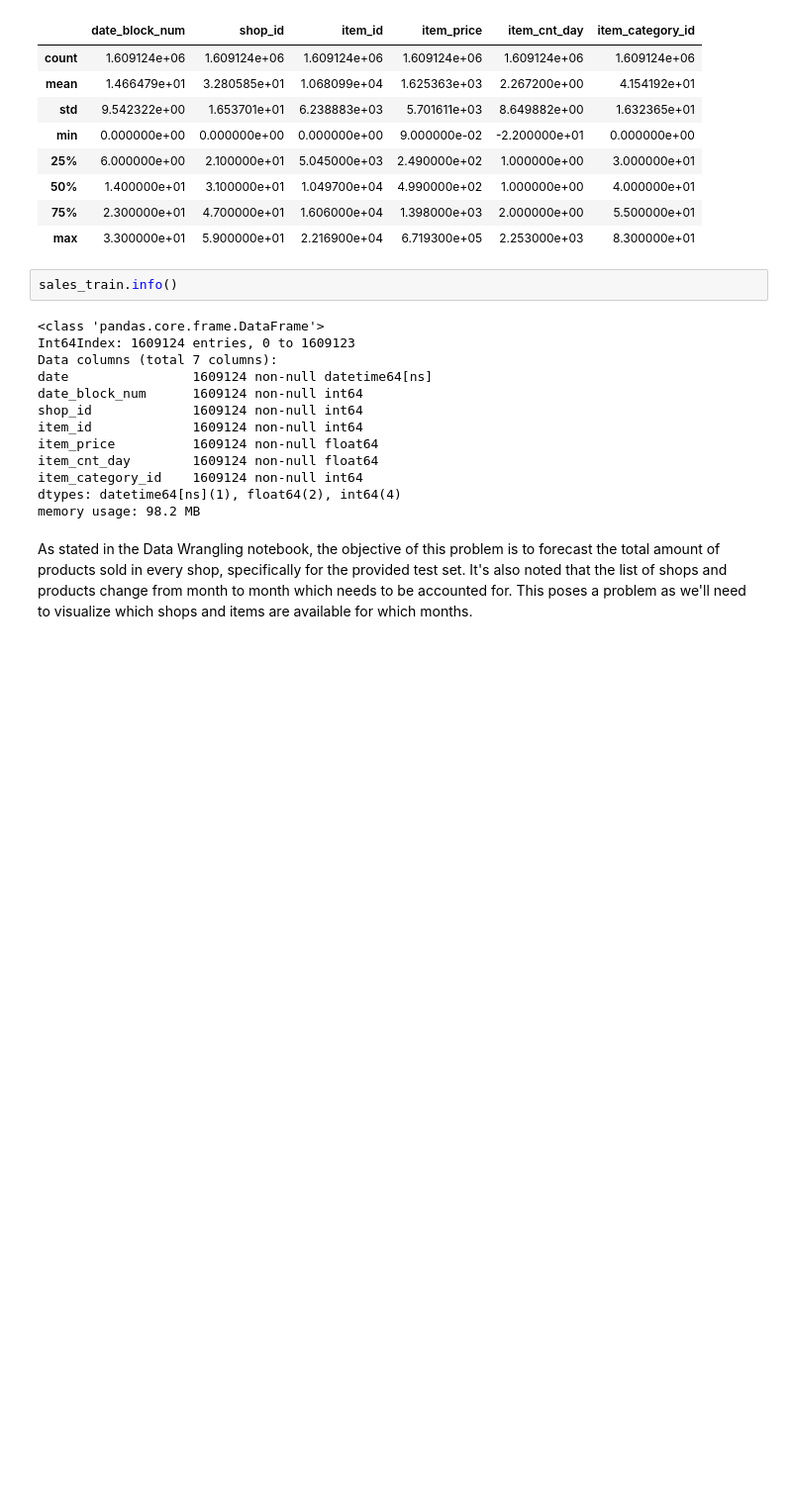
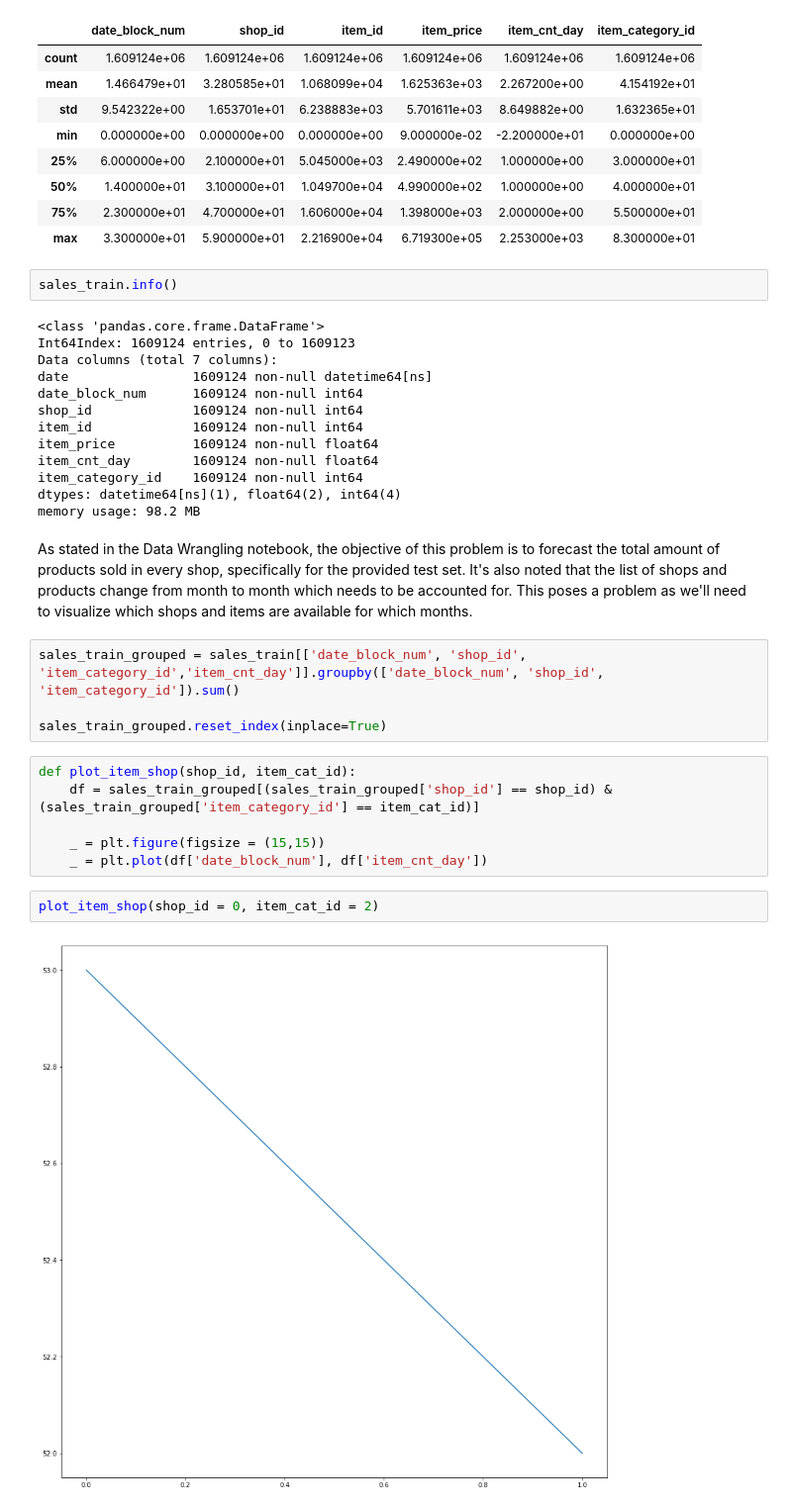
Before and after one commit to curtishiga/Predict_Fututre_Sales, a Jupyter notebook: EDA/EDA.ipynb, the cells around one changed output. Shown at 99% size. Drawn from its saved outputs; the diff is of its cells as text; blank space fills up the shorter version.

Commit message:
Begins EDA on sales

```diff
--- a/EDA/EDA.ipynb
+++ b/EDA/EDA.ipynb
@@ -46,3 +46,17 @@ dtypes: datetime64[ns](1), float64(2), int64(4)
 memory usage: 98.2 MB
 # %% [markdown]
 As stated in the Data Wrangling notebook, the objective of this problem is to forecast the total amount of products sold in every shop, specifically for the provided test set. It's also noted that the list of shops and products change from month to month which needs to be accounted for. This poses a problem as we'll need to visualize which shops and items are available for which months.
+# %%
+sales_train_grouped = sales_train[['date_block_num', 'shop_id', 'item_category_id','item_cnt_day']].groupby(['date_block_num', 'shop_id', 'item_category_id']).sum()
+
+sales_train_grouped.reset_index(inplace=True)
+# %%
+def plot_item_shop(shop_id, item_cat_id):
+    df = sales_train_grouped[(sales_train_grouped['shop_id'] == shop_id) & (sales_train_grouped['item_category_id'] == item_cat_id)]
+
+    _ = plt.figure(figsize = (15,15))
+    _ = plt.plot(df['date_block_num'], df['item_cnt_day'])
+# %%
+plot_item_shop(shop_id = 0, item_cat_id = 2)
+# %% [output]
+[figure, added]
```
